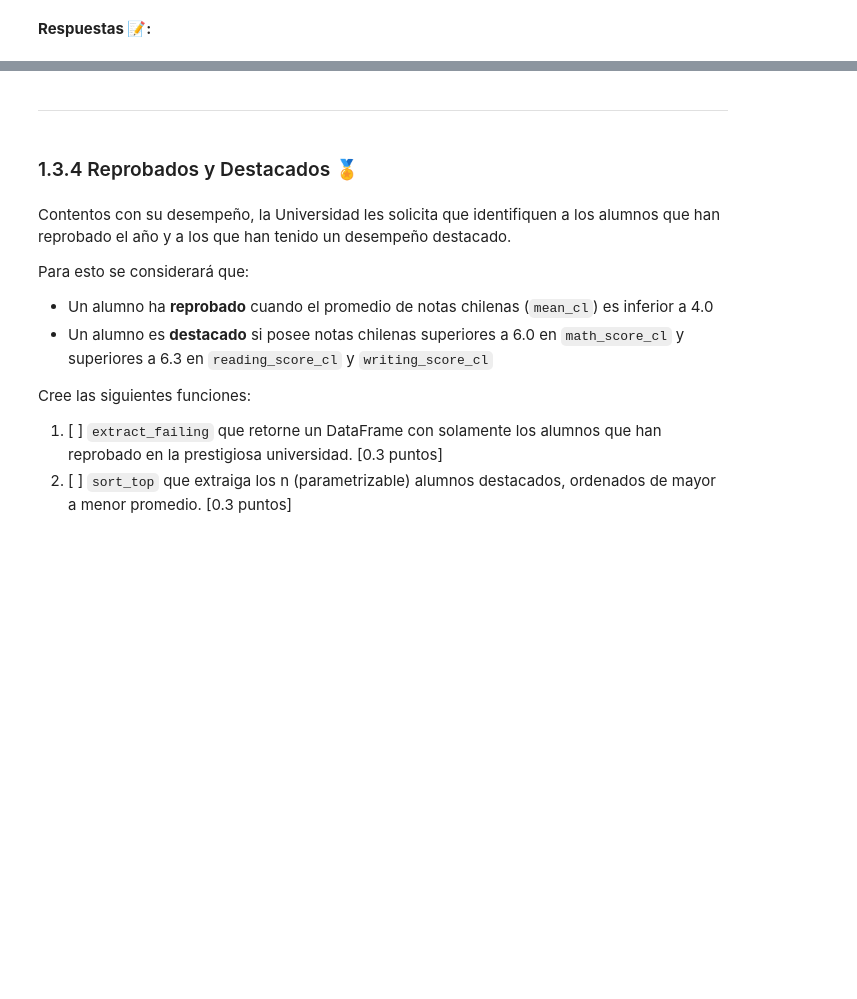
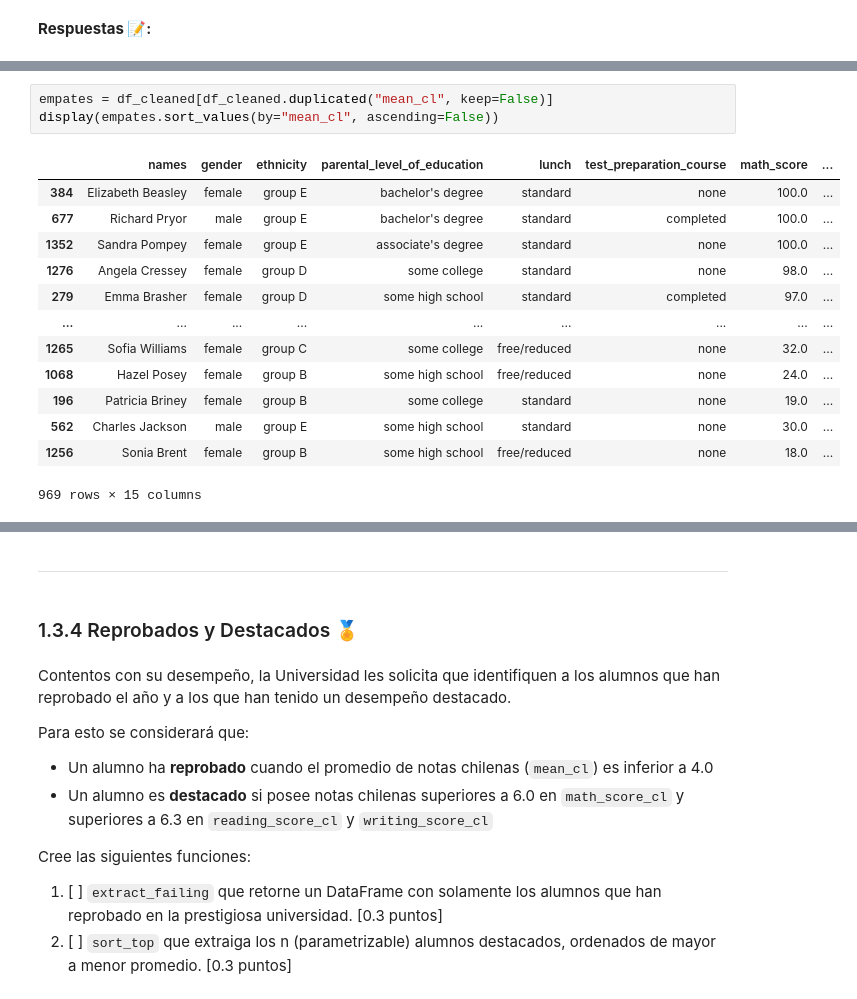
Before and after one commit to Fa11ingDeep/MDS7202, a Jupyter notebook: labs/lab_3/Lab3_Enunciado.ipynb, the cells around one changed output, grey strips where cells are left out. Cells and saved outputs as stored; diff of their text form; blank space fills up the shorter version.

```diff
--- a/labs/lab_3/Lab3_Enunciado.ipynb
+++ b/labs/lab_3/Lab3_Enunciado.ipynb
@@ -464,0 +541,17 @@ Escriba aquí las respuestas a las preguntas
+# %%
+empates = df_cleaned[df_cleaned.duplicated("mean_cl", keep=False)]
+display(empates.sort_values(by="mean_cl", ascending=False))
+# %% [output]
+|  | names | gender | ethnicity | parental_level_of_education | lunch | test_preparation_course | math_score | ... |
+| 384 | Elizabeth Beasley | female | group E | bachelor's degree | standard | none | 100.0 | ... |
+| 677 | Richard Pryor | male | group E | bachelor's degree | standard | completed | 100.0 | ... |
+| 1352 | Sandra Pompey | female | group E | associate's degree | standard | none | 100.0 | ... |
+| 1276 | Angela Cressey | female | group D | some college | standard | none | 98.0 | ... |
+| 279 | Emma Brasher | female | group D | some high school | standard | completed | 97.0 | ... |
+| ... | ... | ... | ... | ... | ... | ... | ... | ... |
+| 1265 | Sofia Williams | female | group C | some college | free/reduced | none | 32.0 | ... |
+| 1068 | Hazel Posey | female | group B | some high school | free/reduced | none | 24.0 | ... |
+| 196 | Patricia Briney | female | group B | some college | standard | none | 19.0 | ... |
+| 562 | Charles Jackson | male | group E | some high school | standard | none | 30.0 | ... |
+| 1256 | Sonia Brent | female | group B | some high school | free/reduced | none | 18.0 | ... |
+969 rows × 15 columns
```
Also changed, not shown: parts of 28 cells of this notebook.
